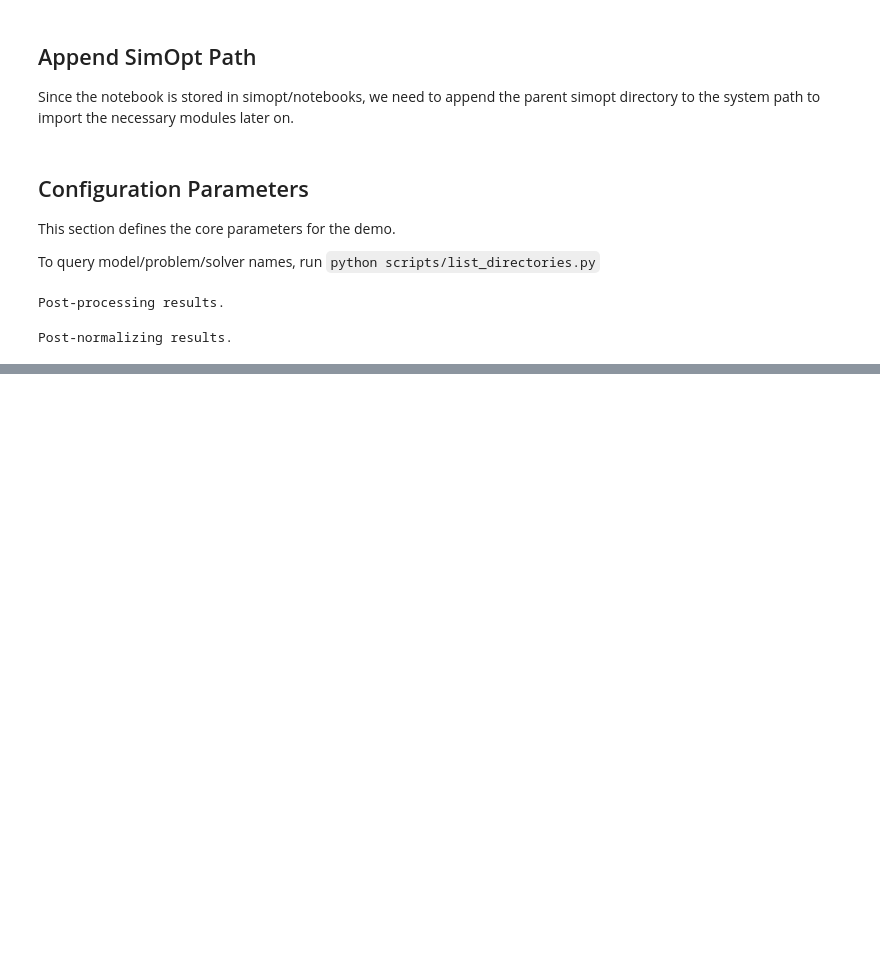
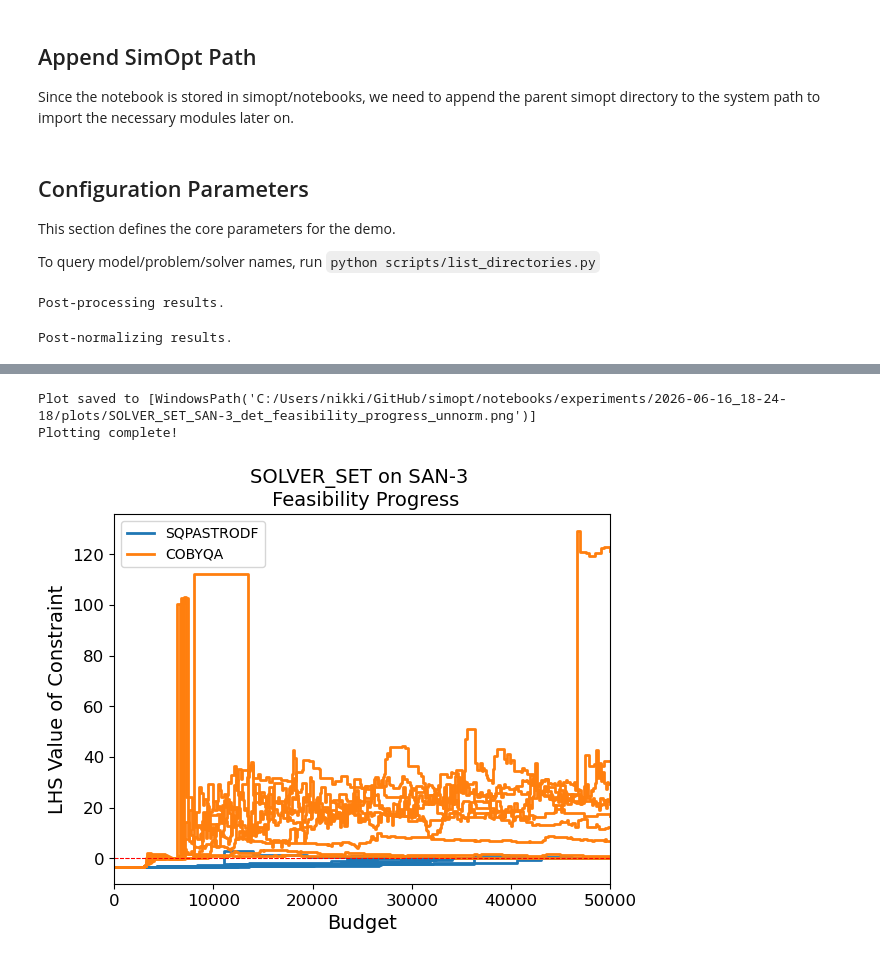
Before and after one commit to simopt-admin/simopt, a Jupyter notebook: notebooks/astro_testing.ipynb, the cells around one changed output, grey strips where cells are left out. Saved outputs shown, nothing was run; the diff lists cells and outputs as text; code cells hidden in the pictures; blank space fills up the shorter version.

```diff
--- a/notebooks/astro_testing.ipynb
+++ b/notebooks/astro_testing.ipynb
@@ -128,0 +132,16 @@ Plotting complete!
+# %%
+def _print_path(plot_path: list[Path]) -> None:
+    print(f"Plot saved to {plot_path!s}")
+
+
+_print_path(
+    plot_det_feasibility(
+        experiments=mymetaexperiment.experiments,
+    )
+)
+
+print("Plotting complete!")
+# %% [output]
+Plot saved to [WindowsPath('C:/Users/nikki/GitHub/simopt/notebooks/experiments/2026-06-16_18-24-18/plots/SOLVER_SET_SAN-3_det_feasibility_progress_unnorm.png')]
+Plotting complete!
+[figure, added]
```
Also changed, not shown: parts of 8 cells of this notebook, 10 other files.
